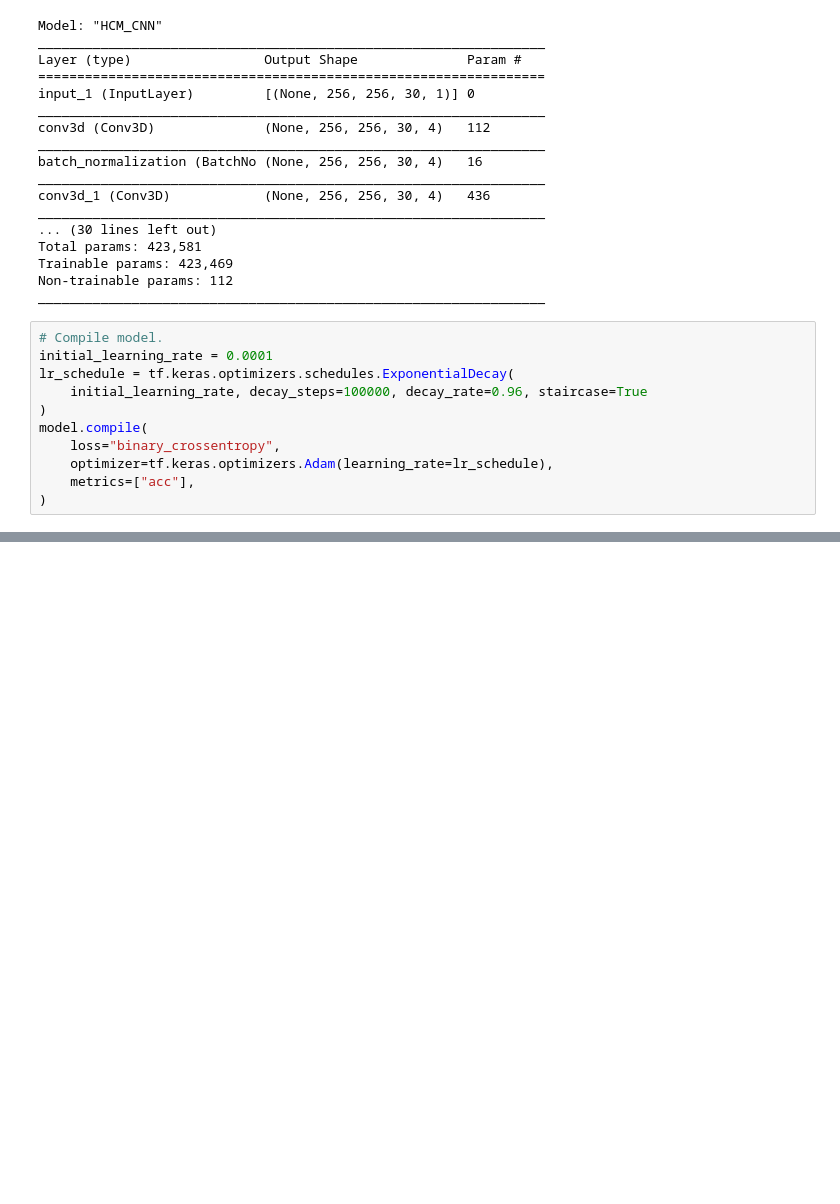
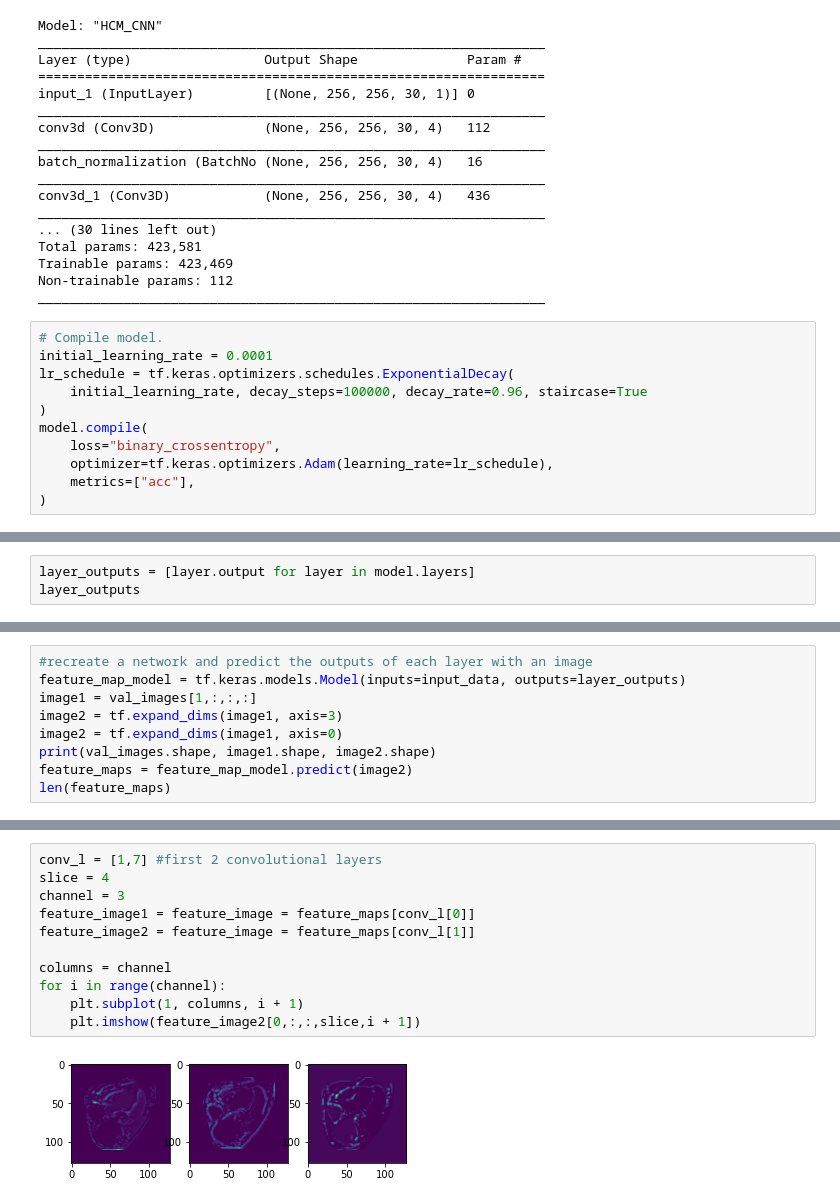
Before and after one commit to Beepul-Bharti/HCM_Project, a Jupyter notebook: 4ChamberCine_HCM_CNN.ipynb, the cells around one changed output, grey strips where cells are left out. Saved outputs shown, nothing was run; the diff lists cells and outputs as text; blank space fills up the shorter version.

```diff
--- a/4ChamberCine_HCM_CNN.ipynb
+++ b/4ChamberCine_HCM_CNN.ipynb
@@ -351,0 +557,3 @@ for train_index, test_index in skf.split(np_training_images,training_labels):
+# %%
+layer_outputs = [layer.output for layer in model.layers]
+layer_outputs
@@ -351,0 +580,9 @@ for train_index, test_index in skf.split(np_training_images,training_labels):
+# %%
+#recreate a network and predict the outputs of each layer with an image
+feature_map_model = tf.keras.models.Model(inputs=input_data, outputs=layer_outputs)
+image1 = val_images[1,:,:,:]
+image2 = tf.expand_dims(image1, axis=3)
+image2 = tf.expand_dims(image1, axis=0)
+print(val_images.shape, image1.shape, image2.shape)
+feature_maps = feature_map_model.predict(image2)
+len(feature_maps)
@@ -351,0 +614,13 @@ for train_index, test_index in skf.split(np_training_images,training_labels):
+# %%
+conv_l = [1,7] #first 2 convolutional layers
+slice = 4
+channel = 3
+feature_image1 = feature_image = feature_maps[conv_l[0]]
+feature_image2 = feature_image = feature_maps[conv_l[1]]
+
+columns = channel
+for i in range(channel):
+    plt.subplot(1, columns, i + 1)
+    plt.imshow(feature_image2[0,:,:,slice,i + 1])
+# %% [output]
+[figure, added]
```
Also changed, not shown: parts of 50 cells of this notebook.
